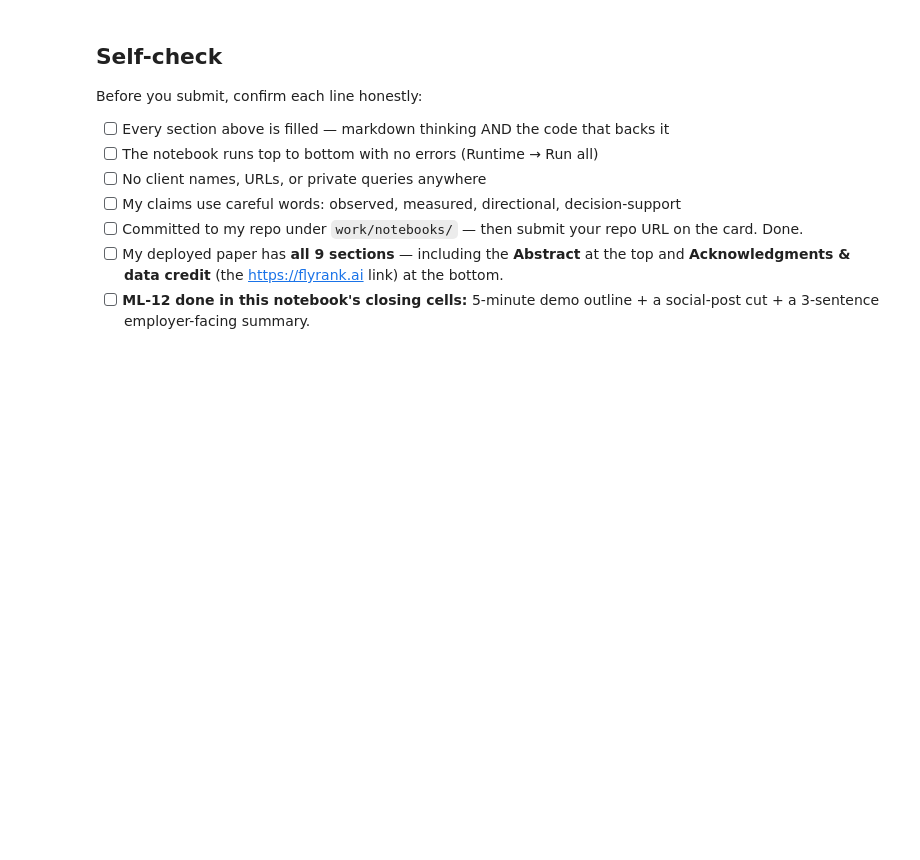
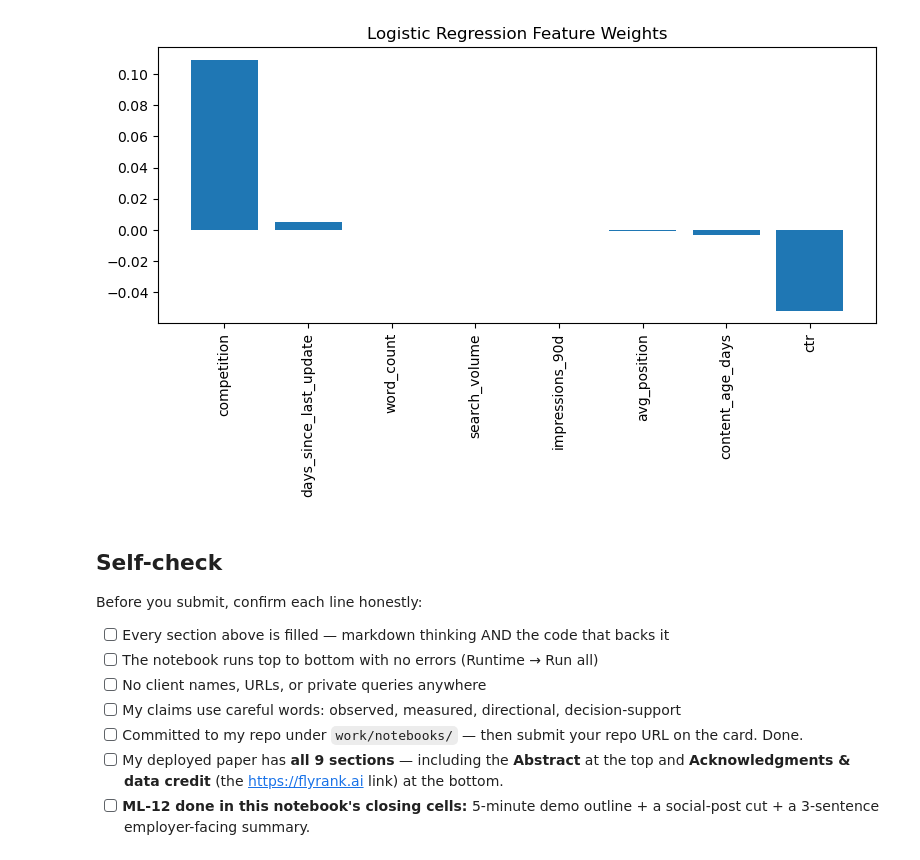
Before and after one commit to LeylaAghayeva1/ml-search-engineering, a Jupyter notebook: work/notebooks/capstone.ipynb, the cells around one changed output. Cells and saved outputs as stored; diff of their text form; code cells hidden in the pictures; blank space fills up the shorter version.

```diff
--- a/work/notebooks/capstone.ipynb
+++ b/work/notebooks/capstone.ipynb
@@ -36,0 +112,6 @@ This skeleton is yours to fill. Work the sections **in order** — each one has
+# %%
+df["is_declining_label"] = (
+    df["trend_direction"] == "down"
+).astype(int)
+
+df["is_declining_label"].value_counts()
@@ -36,0 +412,12 @@ This skeleton is yours to fill. Work the sections **in order** — each one has
+# %%
+feature_importance = pd.DataFrame({
+    "feature": feature_columns,
+    "weight": model.named_steps["classifier"].coef_[0]
+})
+
+feature_importance = feature_importance.sort_values(
+    "weight",
+    ascending=False
+)
+
+feature_importance
@@ -37,3 +434,28 @@ This skeleton is yours to fill. Work the sections **in order** — each one has
+# %%
+plt.figure(figsize=(8,5))
+
+plt.bar(
+    feature_importance["feature"],
+    feature_importance["weight"]
+)
+
+plt.xticks(
+    rotation=90
+)
+
+plt.title(
+    "Logistic Regression Feature Weights"
+)
+
+plt.tight_layout()
+
+plt.savefig(
+    "../outputs/feature_importance.png"
+)
+
+plt.show()
+# %% [output]
+[figure, added]
 # %% [markdown]
 ## Self-check
 
```
Also changed, not shown: parts of 31 cells of this notebook, 1 other file.
